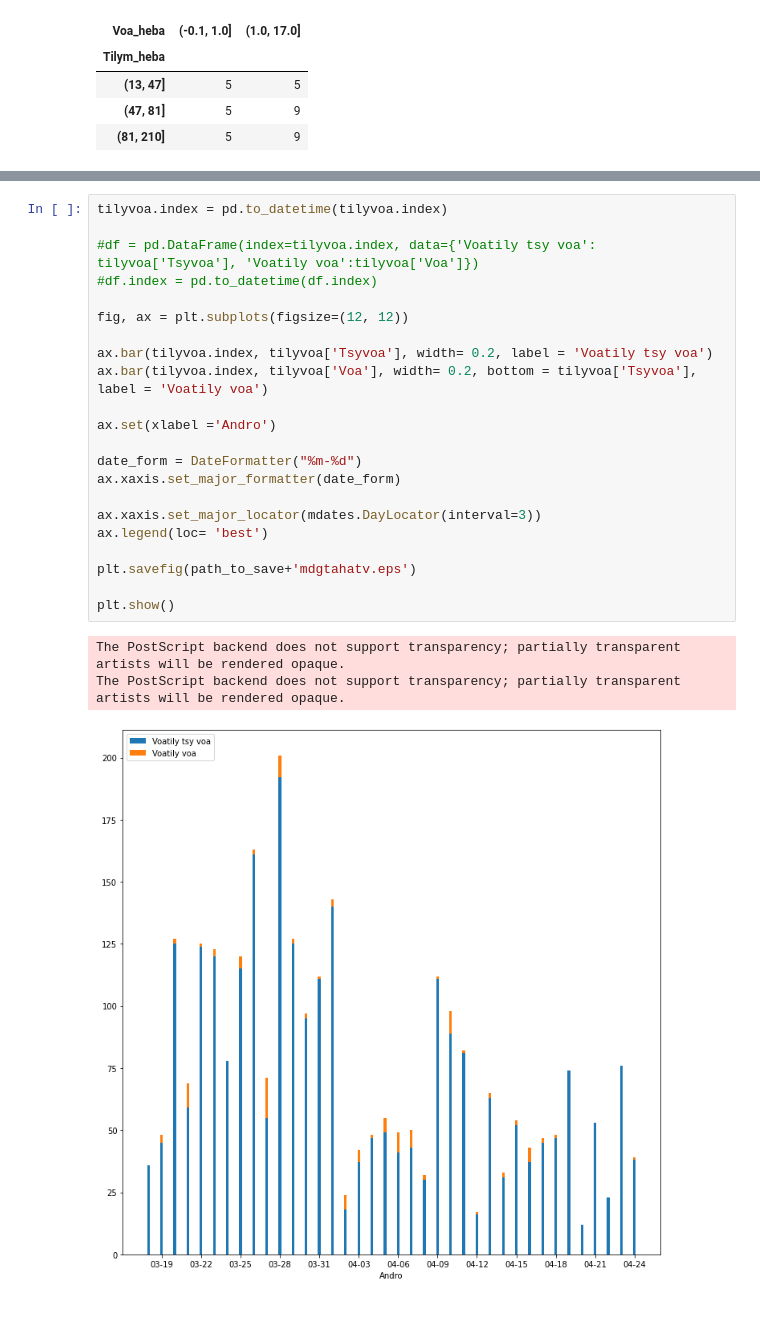
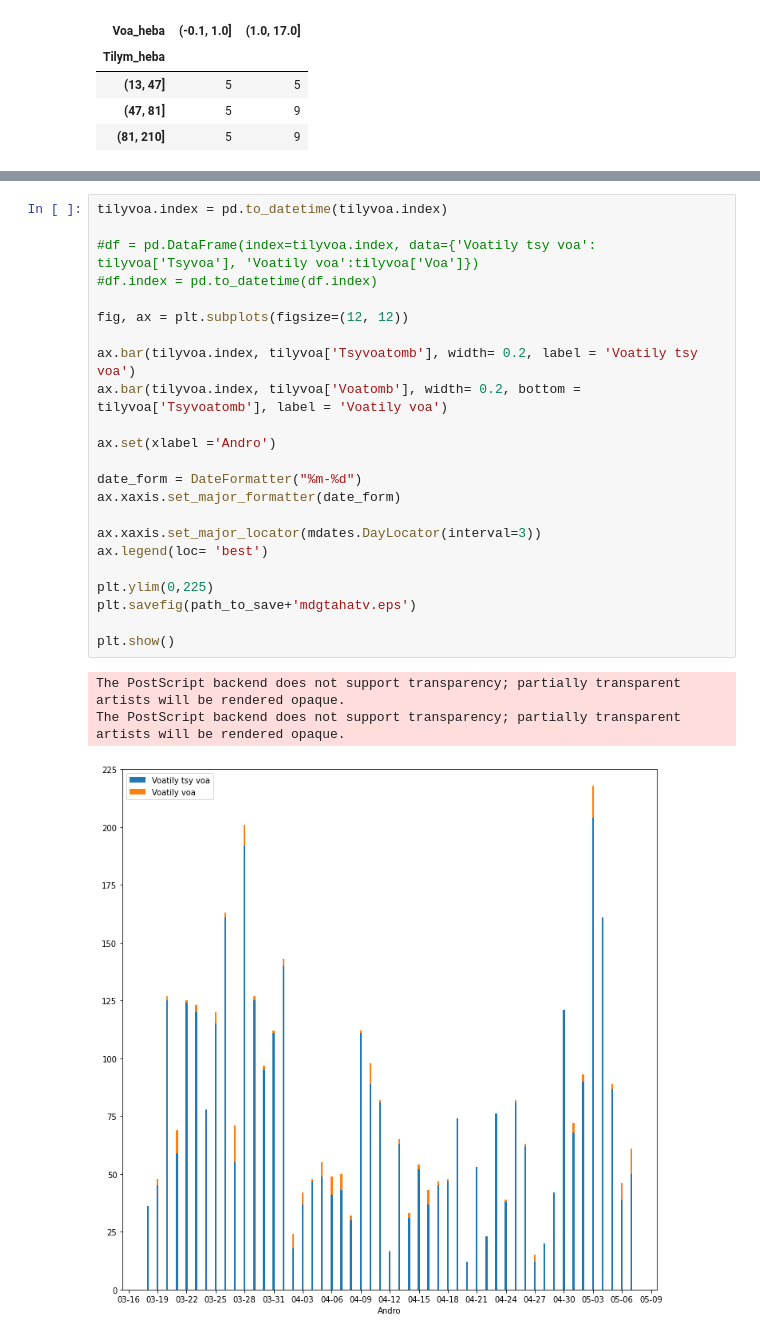
Before and after one commit to herysedra/covid19-mankaiza-clone, a Jupyter notebook: stats/stat_tests.ipynb, the cells around one changed output, grey strips where cells are left out. Drawn from its saved outputs; the diff is of its cells as text.

```diff
--- a/stats/stat_tests.ipynb
+++ b/stats/stat_tests.ipynb
@@ -220,29 +198,30 @@ stats.round(5)
 # %%
 tilyvoa.index = pd.to_datetime(tilyvoa.index)
 
 #df = pd.DataFrame(index=tilyvoa.index, data={'Voatily tsy voa': tilyvoa['Tsyvoa'], 'Voatily voa':tilyvoa['Voa']})
 #df.index = pd.to_datetime(df.index)
 
 fig, ax = plt.subplots(figsize=(12, 12))
 
-ax.bar(tilyvoa.index, tilyvoa['Tsyvoa'], width= 0.2, label = 'Voatily tsy voa')
-ax.bar(tilyvoa.index, tilyvoa['Voa'], width= 0.2, bottom = tilyvoa['Tsyvoa'], label = 'Voatily voa')
+ax.bar(tilyvoa.index, tilyvoa['Tsyvoatomb'], width= 0.2, label = 'Voatily tsy voa')
+ax.bar(tilyvoa.index, tilyvoa['Voatomb'], width= 0.2, bottom = tilyvoa['Tsyvoatomb'], label = 'Voatily voa')
 
 ax.set(xlabel ='Andro')
 
 date_form = DateFormatter("%m-%d")
 ax.xaxis.set_major_formatter(date_form)
 
 ax.xaxis.set_major_locator(mdates.DayLocator(interval=3))
 ax.legend(loc= 'best')
 
+plt.ylim(0,225)
 plt.savefig(path_to_save+'mdgtahatv.eps')
 
 plt.show()
 # %% [output]
 The PostScript backend does not support transparency; partially transparent artists will be rendered opaque.
 The PostScript backend does not support transparency; partially transparent artists will be rendered opaque.
-[figure, old version]
+[figure, new version]
 # %%
 datacounty = ke_datafar.groupby('Faritra')
 
```
Also changed, not shown: parts of 17 cells of this notebook.
